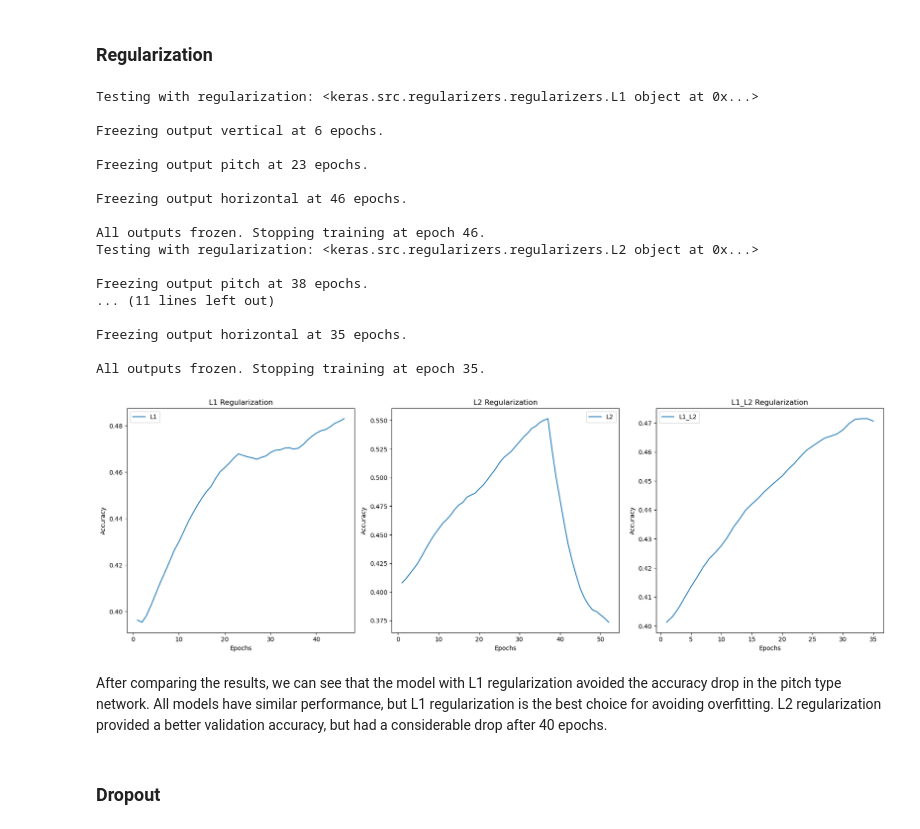
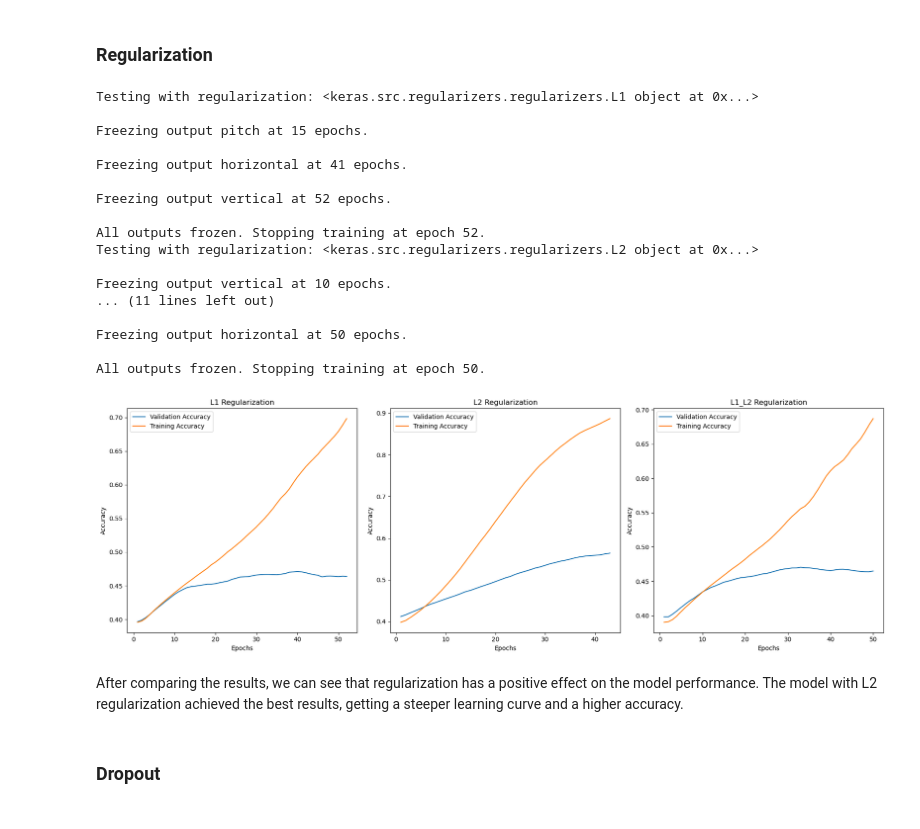
Before and after one commit to SebastianJRamirezA/pitch_prediction_using_ML, a Jupyter notebook: notebooks/LSTMS_and_GRUS/lstms.ipynb, the cells around one changed output. Saved outputs shown, nothing was run; the diff lists cells and outputs as text; code cells hidden in the pictures.

```diff
--- a/notebooks/LSTMS_and_GRUS/lstms.ipynb
+++ b/notebooks/LSTMS_and_GRUS/lstms.ipynb
@@ -306,7 +309,7 @@ We see no signs of overfitting in the location networks. However, pitch type acc
 # %% [markdown]
 ### Regularization
 # %%
-def build_model(reg):
+def build_model(reg=None, drop=0):
         # Define the input layer
         input_layer = tf.keras.Input(shape=(X_train.shape[1], X_train.shape[2]))
 
@@ -315,7 +318,8 @@ def build_model(reg):
                              num_hidden_units=256,
                              activation='tanh',
                              recurrent_activation='elu',
-                             reg=reg)
+                             reg=reg,
+                             dropout=drop)
         vertical_output = build_network(input_layer, num_targets=num_vertical_locs, name='vertical',
                              num_hidden_layers=3,
                              num_hidden_units=128,
@@ -341,7 +345,7 @@ histories = []
 
 for reg in regularizations:
     print("Testing with regularization:", reg)
-    model = build_model(reg)
+    model = build_model(reg=reg)
     history = model.fit(X_train,
                                  {'pitch_output': y_pitch_train,
                                   'vertical_output': y_vertical_train,
@@ -358,60 +362,63 @@ for reg in regularizations:
 # %% [output]
 Testing with regularization: <keras.src.regularizers.regularizers.L1 object at 0x...>
 
-Freezing output vertical at 6 epochs.
+Freezing output pitch at 15 epochs.
 
-Freezing output pitch at 23 epochs.
+Freezing output horizontal at 41 epochs.
 
-Freezing output horizontal at 46 epochs.
+Freezing output vertical at 52 epochs.
 
-All outputs frozen. Stopping training at epoch 46.
+All outputs frozen. Stopping training at epoch 52.
 Testing with regularization: <keras.src.regularizers.regularizers.L2 object at 0x...>
 
-Freezing output pitch at 38 epochs.
+Freezing output vertical at 10 epochs.
 ... (11 lines left out)
 
-Freezing output horizontal at 35 epochs.
+Freezing output horizontal at 50 epochs.
 
-All outputs frozen. Stopping training at epoch 35.
+All outputs frozen. Stopping training at epoch 50.
 # %%
-from utils.plot_utils import smooth_curve
+# Smooth the curves for better visualization
+smooth_l1_val = smooth_curve(histories[0].history['val_pitch_output_accuracy'])
+smooth_l2_val = smooth_curve(histories[1].history['val_pitch_output_accuracy'])
+smooth_l1_l2_val = smooth_curve(histories[2].history['val_pitch_output_accuracy'])
 
-import matplotlib.pyplot as plt
-
-# Smooth the curves for better visualization
-smooth_l1 = smooth_curve(histories[0].history['val_pitch_output_accuracy'])
-smooth_l2 = smooth_curve(histories[1].history['val_pitch_output_accuracy'])
-smooth_l1_l2 = smooth_curve(histories[2].history['val_pitch_output_accuracy'])
+smooth_l1_train = smooth_curve(histories[0].history['pitch_output_accuracy'])
+smooth_l2_train = smooth_curve(histories[1].history['pitch_output_accuracy'])
+smooth_l1_l2_train = smooth_curve(histories[2].history['pitch_output_accuracy'])
 
 # Create a collage of plots
 fig, axes = plt.subplots(1, 3, figsize=(18, 6))
 
 # Plot L1 regularization
-axes[0].plot(range(1, len(smooth_l1) + 1), smooth_l1, label='L1')
+axes[0].plot(range(1, len(smooth_l1_val) + 1), smooth_l1_val, label='Validation Accuracy')
+axes[0].plot(range(1, len(smooth_l1_train) + 1), smooth_l1_train, label='Training Accuracy')
 axes[0].set_title('L1 Regularization')
 axes[0].set_xlabel('Epochs')
 axes[0].set_ylabel('Accuracy')
 axes[0].legend()
 
 # Plot L2 regularization
-axes[1].plot(range(1, len(smooth_l2) + 1), smooth_l2, label='L2')
+axes[1].plot(range(1, len(smooth_l2_val) + 1), smooth_l2_val, label='Validation Accuracy')
+axes[1].plot(range(1, len(smooth_l2_train) + 1), smooth_l2_train, label='Training Accuracy')
 axes[1].set_title('L2 Regularization')
 axes[1].set_xlabel('Epochs')
 axes[1].set_ylabel('Accuracy')
 axes[1].legend()
 
 # Plot L1_L2 regularization
-axes[2].plot(range(1, len(smooth_l1_l2) + 1), smooth_l1_l2, label='L1_L2')
+axes[2].plot(range(1, len(smooth_l1_l2_val) + 1), smooth_l1_l2_val, label='Validation Accuracy')
+axes[2].plot(range(1, len(smooth_l1_l2_train) + 1), smooth_l1_l2_train, label='Training Accuracy')
 axes[2].set_title('L1_L2 Regularization')
 axes[2].set_xlabel('Epochs')
 axes[2].set_ylabel('Accuracy')
 axes[2].legend()
 
 plt.tight_layout()
 plt.show()
 # %% [output]
-[figure, old version]
+[figure, new version]
-# %% [markdown]
-After comparing the results, we can see that the model with L1 regularization avoided the accuracy drop in the pitch type network. All models have similar performance, but L1 regularization is the best choice for avoiding overfitting. L2 regularization provided a better validation accuracy, but had a considerable drop after 40 epochs.
+# %% [markdown]
+After comparing the results, we can see that regularization has a positive effect on the model performance. The model with L2 regularization achieved the best results, getting a steeper learning curve and a higher accuracy.
 # %% [markdown]
 ### Dropout
```
Also changed, not shown: parts of 10 cells of this notebook, 1 other file.
